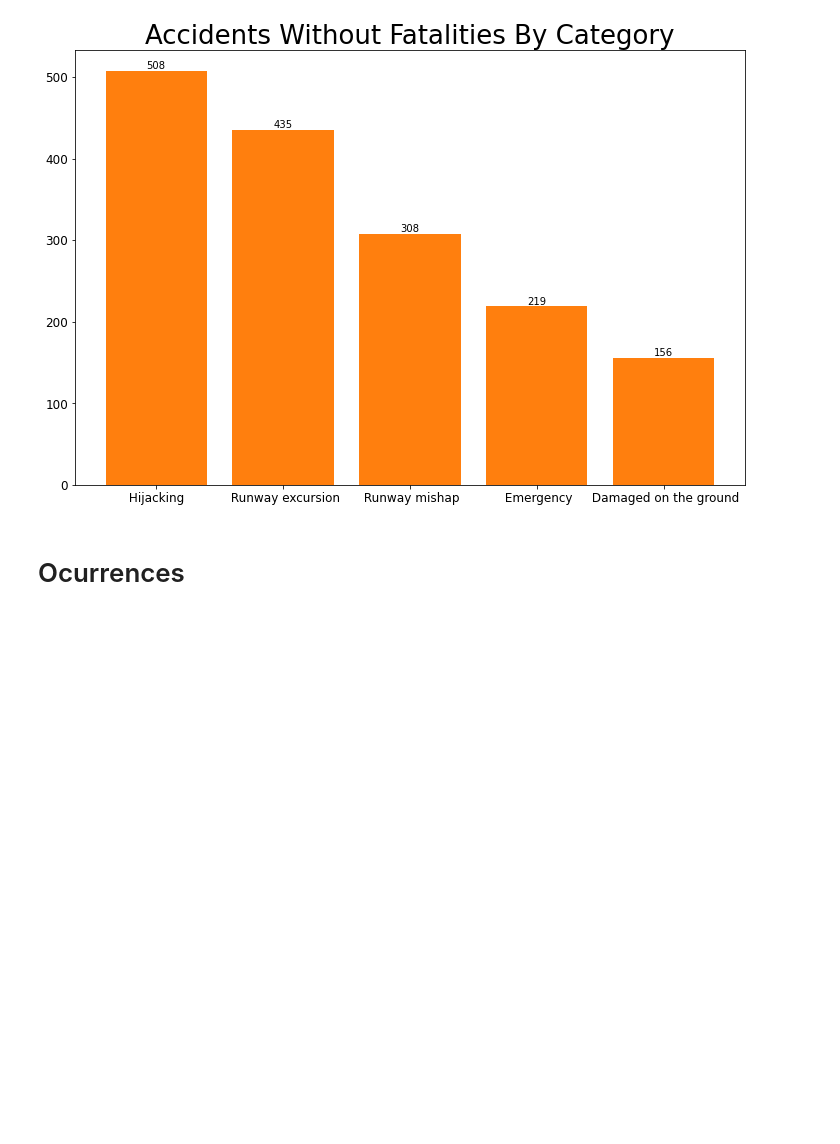
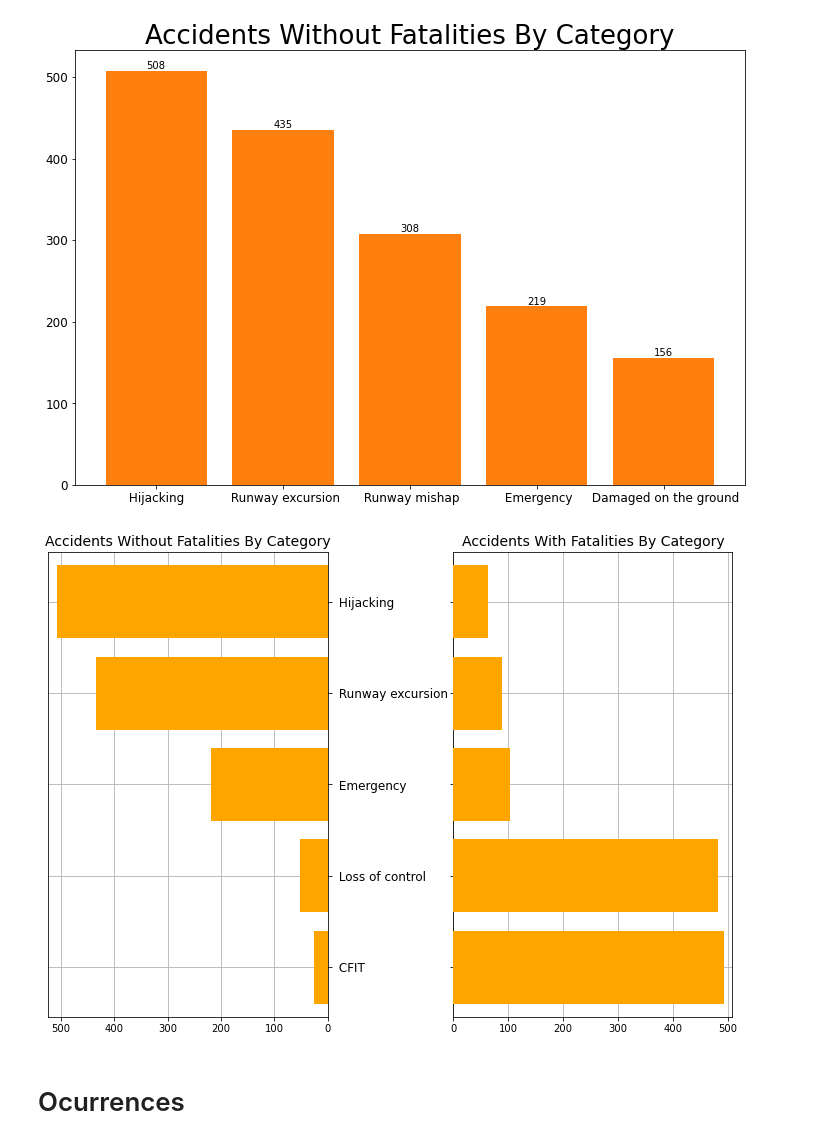
Before and after one commit to Camilo-Quiceno/data_science_project_aircraft, a Jupyter notebook: data-science-proyect.ipynb, the cells around one changed output. Drawn from its saved outputs; the diff is of its cells as text; code cells hidden in the pictures; blank space fills up the shorter version.

Commit message:
Comparison between accidents result subcategories with/withous fatalities
Add the logic to plot the comparison.

```diff
--- a/data-science-proyect.ipynb
+++ b/data-science-proyect.ipynb
@@ -284,6 +284,47 @@ fig.set_figheight(8)
 plt.show()
 # %% [output]
 [figure]
+# %%
+# Data
+causes = sub_result_categories_frecuency_wfatalities.index
+
+wofatalities = pd.Series(sub_result_categories_flat_wofatalities).value_counts()[causes].values
+
+wfatalities = sub_result_categories_frecuency_wfatalities.values
+
+# Sort by number of wfatalities wofatalities
+idx = wofatalities.argsort()
+causes, wofatalities, wfatalities = [np.take(x, idx) for x in [causes, wofatalities, wfatalities]]
+
+y = np.arange(wfatalities.size)
+
+# Prepare bars alignment
+fig, ax = plt.subplots(ncols=2, sharey=True)
+
+ax[0].barh(y, wofatalities, align='center', color='orange', zorder=10)
+ax[1].barh(y, wfatalities, align='center', color='orange', zorder=10)
+
+ax[0].set_title('Accidents Without Fatalities By Category', fontsize = 14)
+ax[1].set_title('Accidents With Fatalities By Category', fontsize = 14)
+ax[0].invert_xaxis()
+ax[0].set(yticks=y, yticklabels=causes)
+ax[0].tick_params(axis='y', labelsize=12)
+ax[0].yaxis.tick_right()
+
+for ax in ax.flat:
+    ax.margins(0.03)
+    ax.grid(True)
+
+fig.tight_layout()
+fig.subplots_adjust(wspace=0.45)
+
+# Adjusting chart size
+fig.set_figwidth(10)
+fig.set_figheight(8)
+
+plt.show()
+# %% [output]
+[figure, added]
 # %% [markdown]
 # Ocurrences
 # %% [markdown]
```
Also changed, not shown: parts of 5 cells of this notebook.
